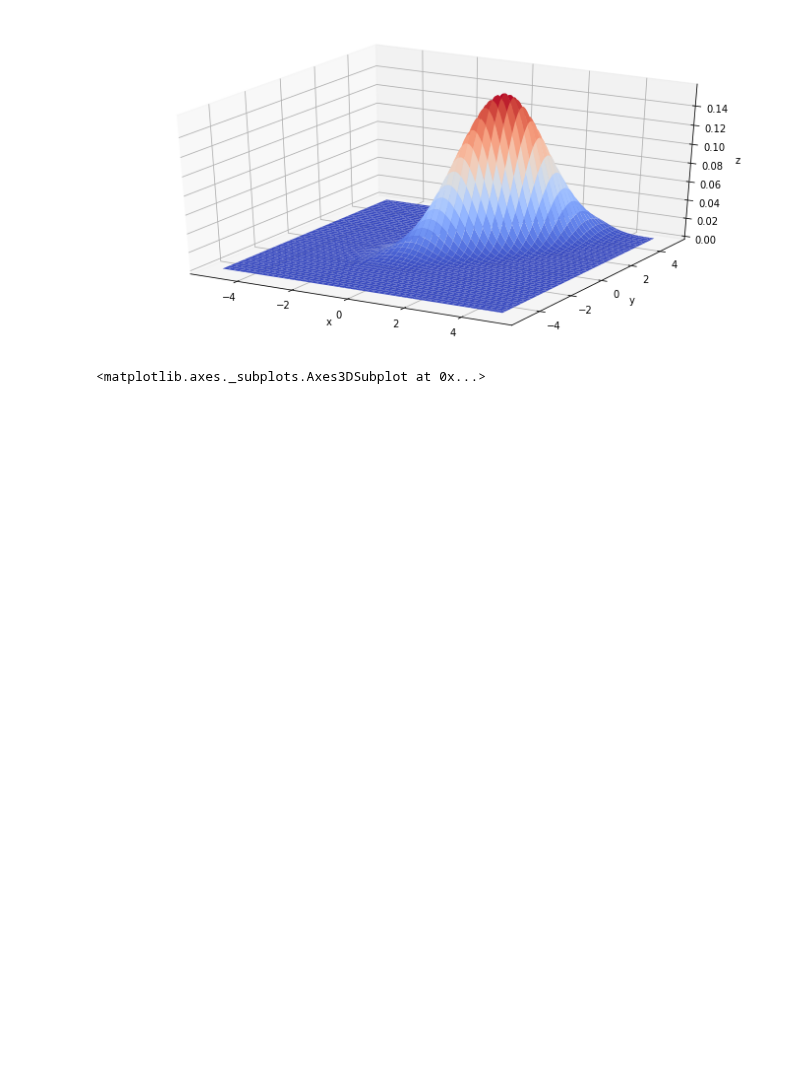
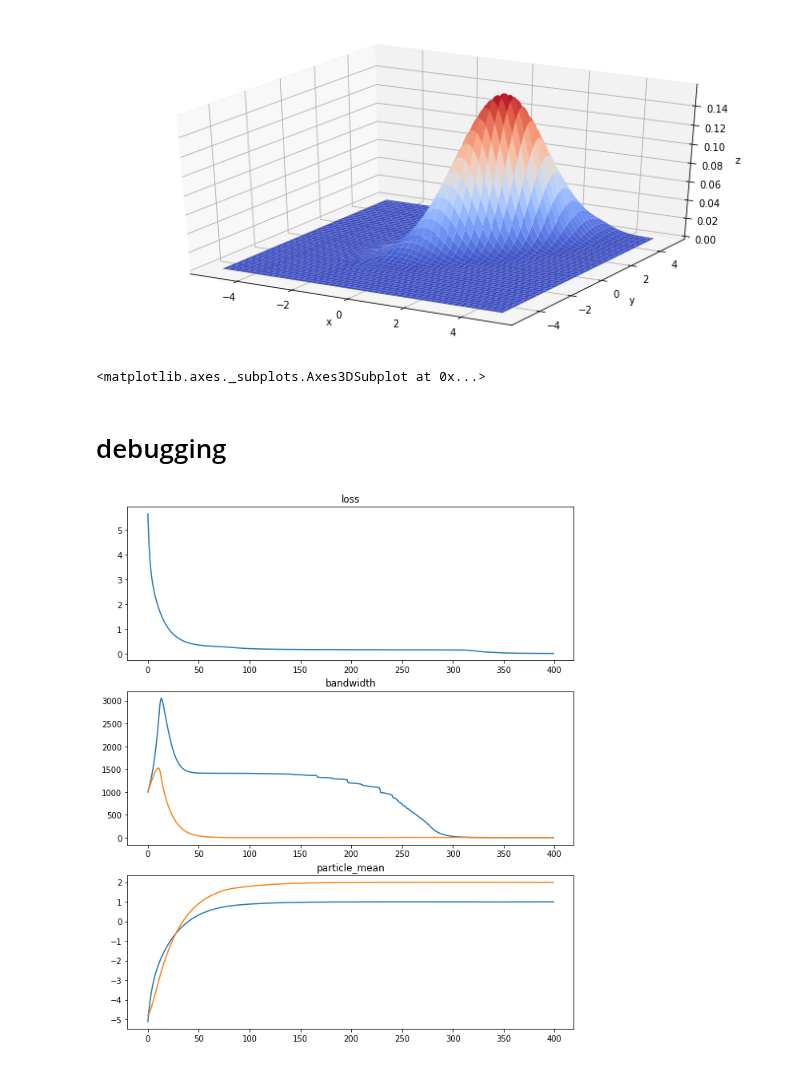
Before and after one commit to ratschlab/projects-2020-Neural-SVGD, a Jupyter notebook: Train (multi dim experiments).ipynb, the cells around one changed output. Cells and saved outputs as stored; diff of their text form; code cells hidden in the pictures; blank space fills up the shorter version.

```diff
--- a/Train (multi dim experiments).ipynb
+++ b/Train (multi dim experiments).ipynb
@@ -124,3 +137,17 @@ plot.plot_pdf(dist.pdf, [-5, 5])
 # %% [output]
 [figure]
 <matplotlib.axes._subplots.Axes3DSubplot at 0x...>
+# %% [markdown]
+# debugging
+# %%
+ind = 400
+st = "-"
+names = ["loss", "bandwidth", "particle_mean"]
+datas = [losses] + [log["desc"][k] for k in names[1:3]]
+
+fig, axs = plt.subplots(3, figsize=[10, 12])
+for ax, name, data in zip(axs, names, datas):
+    ax.plot(data[:ind], st)
+    ax.set_title(name)
+# %% [output]
+[figure, added]
```
Also changed, not shown: parts of 10 cells of this notebook, 3 other files.
